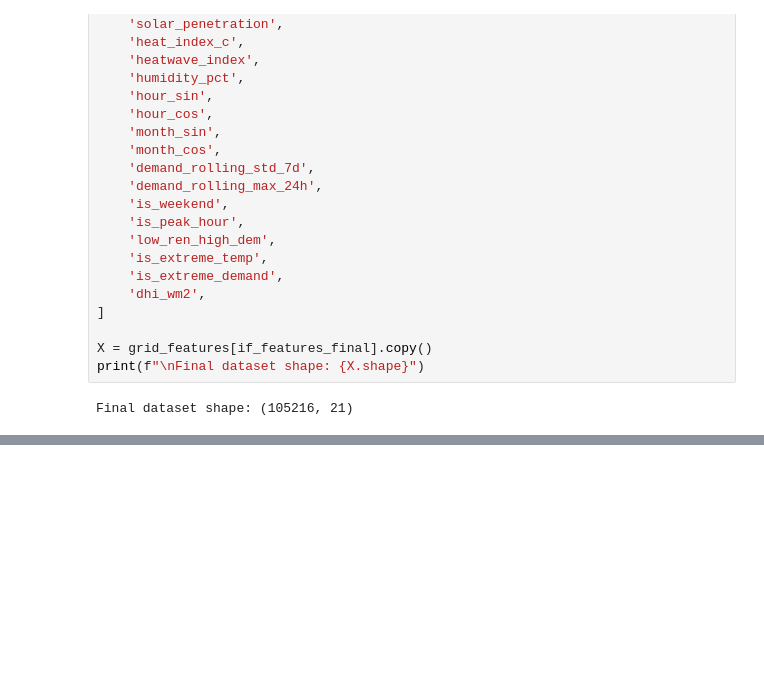
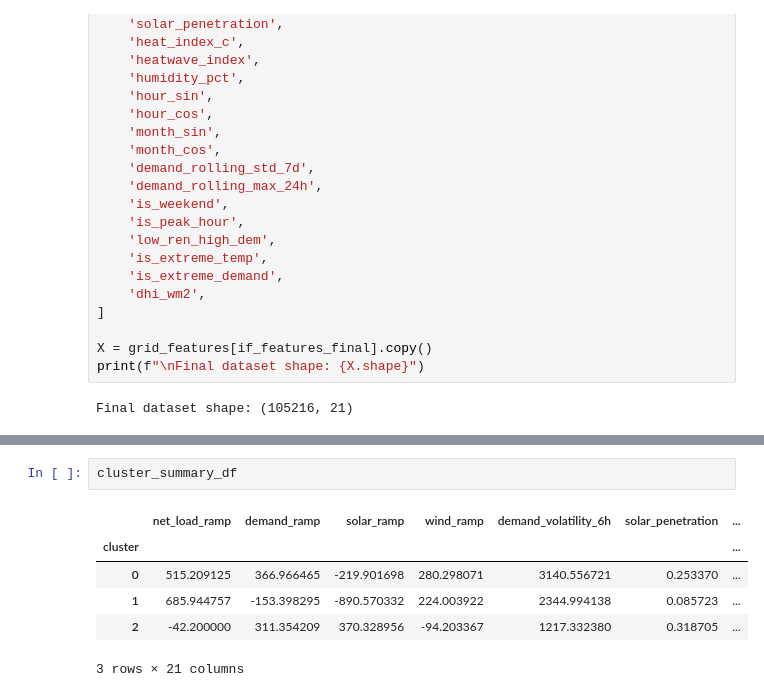
Before and after one commit to HarshilChawla/multi-scale-energy-stress-analysis, a Jupyter notebook: code/anamoly detection and interpretation/isolation_forest.ipynb, the cells around one changed output, grey strips where cells are left out. Cells and saved outputs as stored; diff of their text form; blank space fills up the shorter version.

```diff
--- a/code/anamoly detection and interpretation/isolation_forest.ipynb
+++ b/code/anamoly detection and interpretation/isolation_forest.ipynb
@@ -145,0 +256,9 @@ Percentage: 5.00%
+# %%
+cluster_summary_df
+# %% [output]
+|  | net_load_ramp | demand_ramp | solar_ramp | wind_ramp | demand_volatility_6h | solar_penetration | ... |
+| cluster |  |  |  |  |  |  | ... |
+| 0 | 515.209125 | 366.966465 | -219.901698 | 280.298071 | 3140.556721 | 0.253370 | ... |
+| 1 | 685.944757 | -153.398295 | -890.570332 | 224.003922 | 2344.994138 | 0.085723 | ... |
+| 2 | -42.200000 | 311.354209 | 370.328956 | -94.203367 | 1217.332380 | 0.318705 | ... |
+3 rows × 21 columns
```
Also changed, not shown: parts of 10 cells of this notebook, 2 other files.
